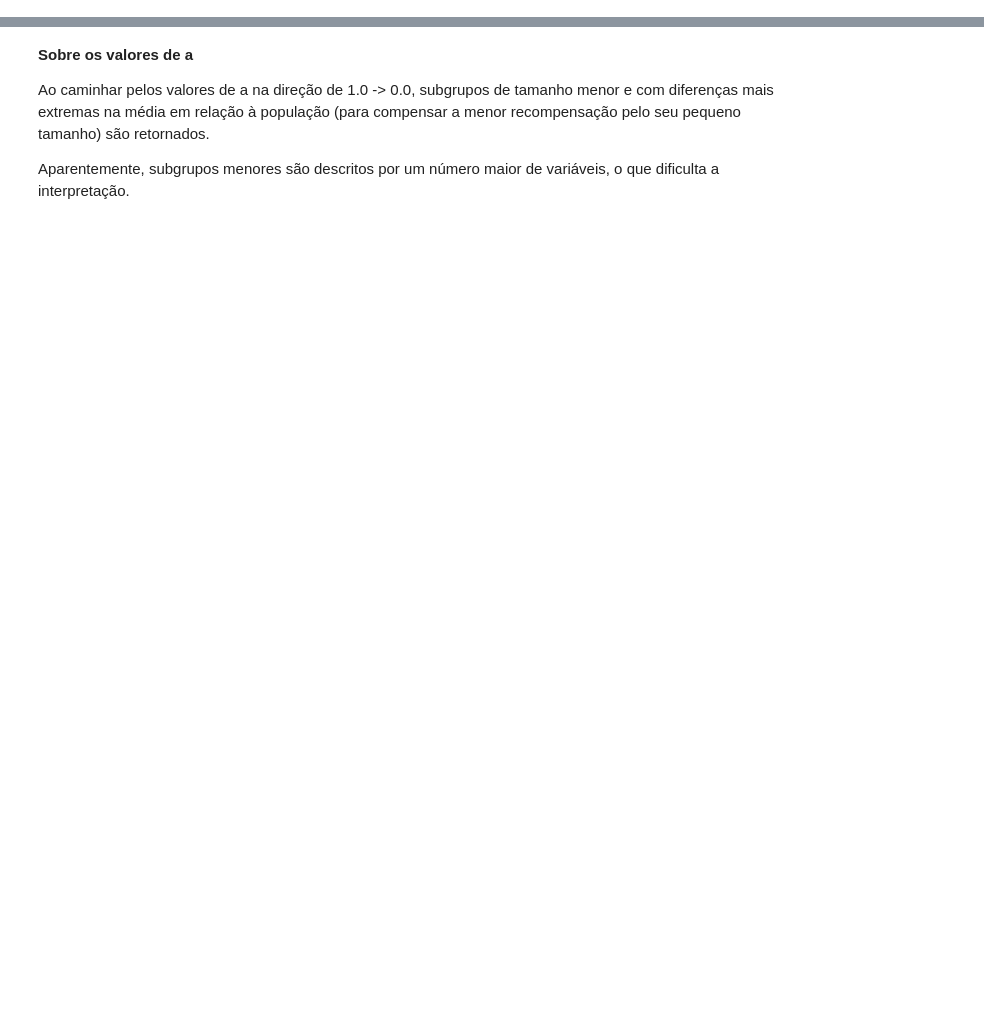
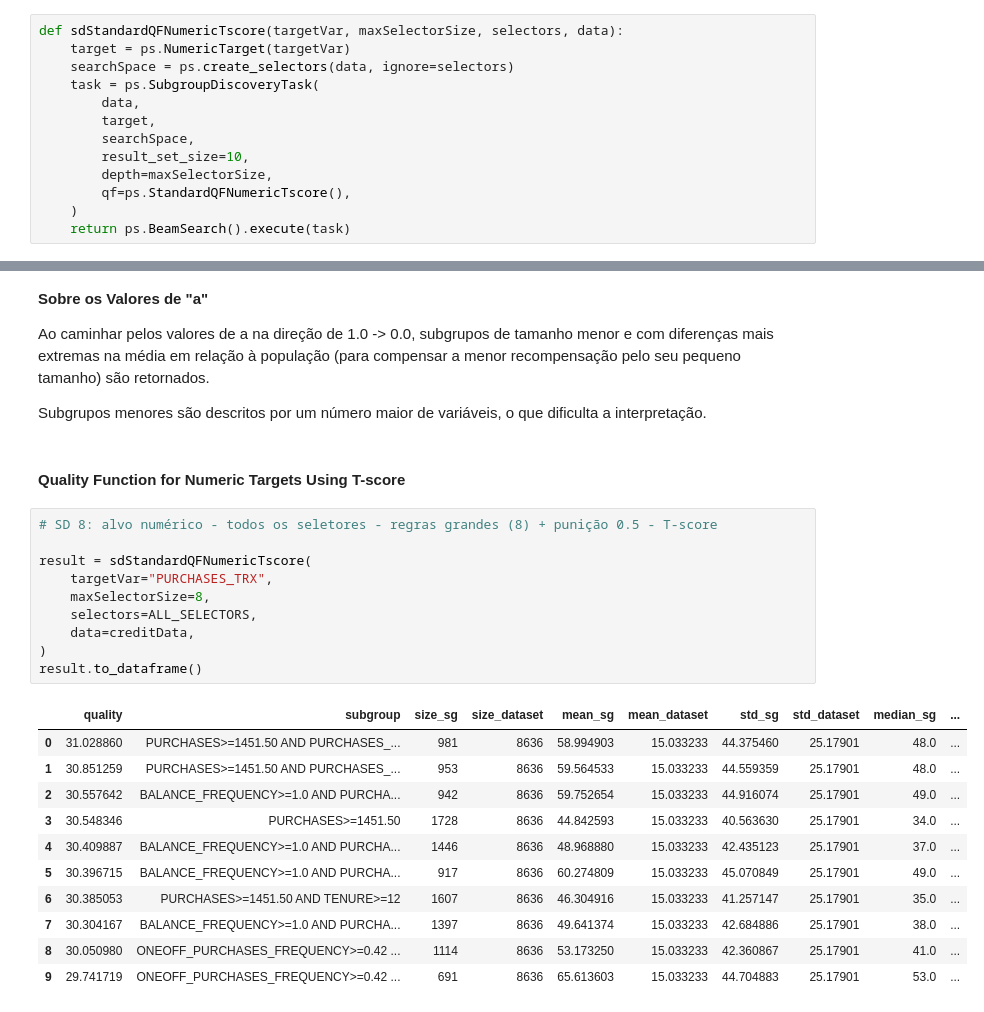
Before and after one commit to gabrieltonioni/aprendizado-descritivo-2025.1, a Jupyter notebook: credit-data-sd.ipynb, the cells around one changed output, grey strips where cells are left out. Cells and saved outputs as stored; diff of their text form; blank space fills up the shorter version.

```diff
--- a/credit-data-sd.ipynb
+++ b/credit-data-sd.ipynb
@@ -12,0 +132,13 @@ creditData = creditData.dropna().round(2)
+# %%
+def sdStandardQFNumericTscore(targetVar, maxSelectorSize, selectors, data):
+    target = ps.NumericTarget(targetVar)
+    searchSpace = ps.create_selectors(data, ignore=selectors)
+    task = ps.SubgroupDiscoveryTask(
+        data,
+        target,
+        searchSpace,
+        result_set_size=10,
+        depth=maxSelectorSize,
+        qf=ps.StandardQFNumericTscore(),
+    )
+    return ps.BeamSearch().execute(task)
@@ -312,8 +326,32 @@ result.to_dataframe()
 | 8 | 367.147236 | INSTALLMENTS_PURCHASES>=620.84 AN... | 558 | 8636 | 70.094982 | 15.033233 | 47.775760 | 25.17901 | 57.0 | ... |
 | 9 | 366.579952 | PAYMENTS>=2373.90 AND PURCHASES>=... | 557 | 8636 | 70.039497 | 15.033233 | 50.441340 | 25.17901 | 58.0 | ... |
 # %% [markdown]
-**Sobre os valores de a**
+**Sobre os Valores de "a"**
 
 Ao caminhar pelos valores de a na direção de 1.0 -> 0.0, subgrupos de tamanho menor e com diferenças mais extremas na média em relação à população (para compensar a menor recompensação pelo seu pequeno tamanho) são retornados.
 
-Aparentemente, subgrupos menores são descritos por um número maior de variáveis, o que dificulta a interpretação.
+Subgrupos menores são descritos por um número maior de variáveis, o que dificulta a interpretação.
+# %% [markdown]
+#### Quality Function for Numeric Targets Using T-score
+# %%
+# SD 8: alvo numérico - todos os seletores - regras grandes (8) + punição 0.5 - T-score
+
+result = sdStandardQFNumericTscore(
+    targetVar="PURCHASES_TRX",
+    maxSelectorSize=8,
+    selectors=ALL_SELECTORS,
+    data=creditData,
+)
+result.to_dataframe()
+# %% [output]
+|  | quality | subgroup | size_sg | size_dataset | mean_sg | mean_dataset | std_sg | std_dataset | median_sg | ... |
+| 0 | 31.028860 | PURCHASES>=1451.50 AND PURCHASES_... | 981 | 8636 | 58.994903 | 15.033233 | 44.375460 | 25.17901 | 48.0 | ... |
+| 1 | 30.851259 | PURCHASES>=1451.50 AND PURCHASES_... | 953 | 8636 | 59.564533 | 15.033233 | 44.559359 | 25.17901 | 48.0 | ... |
+| 2 | 30.557642 | BALANCE_FREQUENCY>=1.0 AND PURCHA... | 942 | 8636 | 59.752654 | 15.033233 | 44.916074 | 25.17901 | 49.0 | ... |
+| 3 | 30.548346 | PURCHASES>=1451.50 | 1728 | 8636 | 44.842593 | 15.033233 | 40.563630 | 25.17901 | 34.0 | ... |
+| 4 | 30.409887 | BALANCE_FREQUENCY>=1.0 AND PURCHA... | 1446 | 8636 | 48.968880 | 15.033233 | 42.435123 | 25.17901 | 37.0 | ... |
+| 5 | 30.396715 | BALANCE_FREQUENCY>=1.0 AND PURCHA... | 917 | 8636 | 60.274809 | 15.033233 | 45.070849 | 25.17901 | 49.0 | ... |
+| 6 | 30.385053 | PURCHASES>=1451.50 AND TENURE>=12 | 1607 | 8636 | 46.304916 | 15.033233 | 41.257147 | 25.17901 | 35.0 | ... |
+| 7 | 30.304167 | BALANCE_FREQUENCY>=1.0 AND PURCHA... | 1397 | 8636 | 49.641374 | 15.033233 | 42.684886 | 25.17901 | 38.0 | ... |
+| 8 | 30.050980 | ONEOFF_PURCHASES_FREQUENCY>=0.42 ... | 1114 | 8636 | 53.173250 | 15.033233 | 42.360867 | 25.17901 | 41.0 | ... |
+| 9 | 29.741719 | ONEOFF_PURCHASES_FREQUENCY>=0.42 ... | 691 | 8636 | 65.613603 | 15.033233 | 44.704883 | 25.17901 | 53.0 | ... |
```
Also changed, not shown: parts of 31 cells of this notebook.
